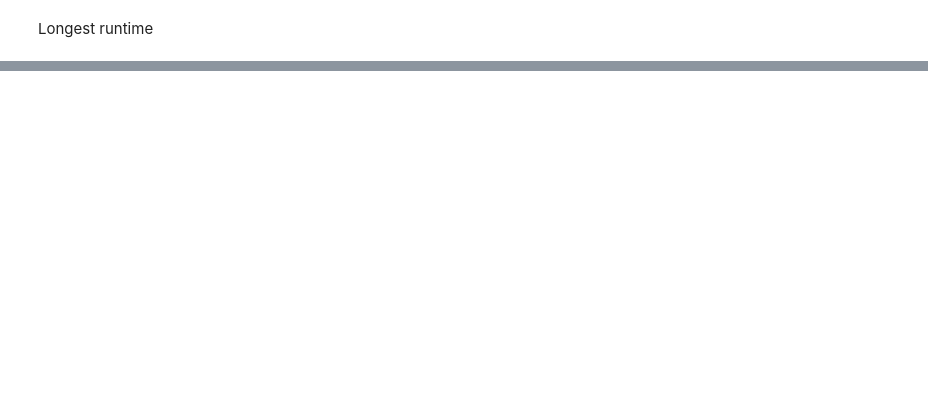
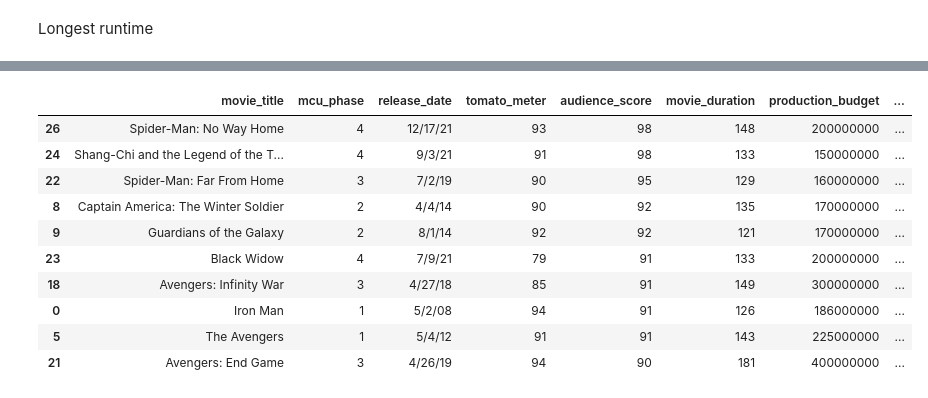
Before and after one commit to henokytilahun/MCUBoxOfficeAnalysis, a Jupyter notebook: analysis.ipynb, the cells around one changed output, grey strips where cells are left out. Cells and saved outputs as stored; diff of their text form; code cells hidden in the pictures; blank space fills up the shorter version.

```diff
--- a/analysis.ipynb
+++ b/analysis.ipynb
@@ -194,0 +225,14 @@ top10_len
+# %%
+df.sort_values('audience_score', ascending=False).head(10)
+# %% [output]
+|  | movie_title | mcu_phase | release_date | tomato_meter | audience_score | movie_duration | production_budget | ... |
+| 26 | Spider-Man: No Way Home | 4 | 12/17/21 | 93 | 98 | 148 | 200000000 | ... |
+| 24 | Shang-Chi and the Legend of the T... | 4 | 9/3/21 | 91 | 98 | 133 | 150000000 | ... |
+| 22 | Spider-Man: Far From Home | 3 | 7/2/19 | 90 | 95 | 129 | 160000000 | ... |
+| 8 | Captain America: The Winter Soldier | 2 | 4/4/14 | 90 | 92 | 135 | 170000000 | ... |
+| 9 | Guardians of the Galaxy | 2 | 8/1/14 | 92 | 92 | 121 | 170000000 | ... |
+| 23 | Black Widow | 4 | 7/9/21 | 79 | 91 | 133 | 200000000 | ... |
+| 18 | Avengers: Infinity War | 3 | 4/27/18 | 85 | 91 | 149 | 300000000 | ... |
+| 0 | Iron Man | 1 | 5/2/08 | 94 | 91 | 126 | 186000000 | ... |
+| 5 | The Avengers | 1 | 5/4/12 | 91 | 91 | 143 | 225000000 | ... |
+| 21 | Avengers: End Game | 3 | 4/26/19 | 94 | 90 | 181 | 400000000 | ... |
```
Also changed, not shown: parts of 9 cells of this notebook, 1 other file.
